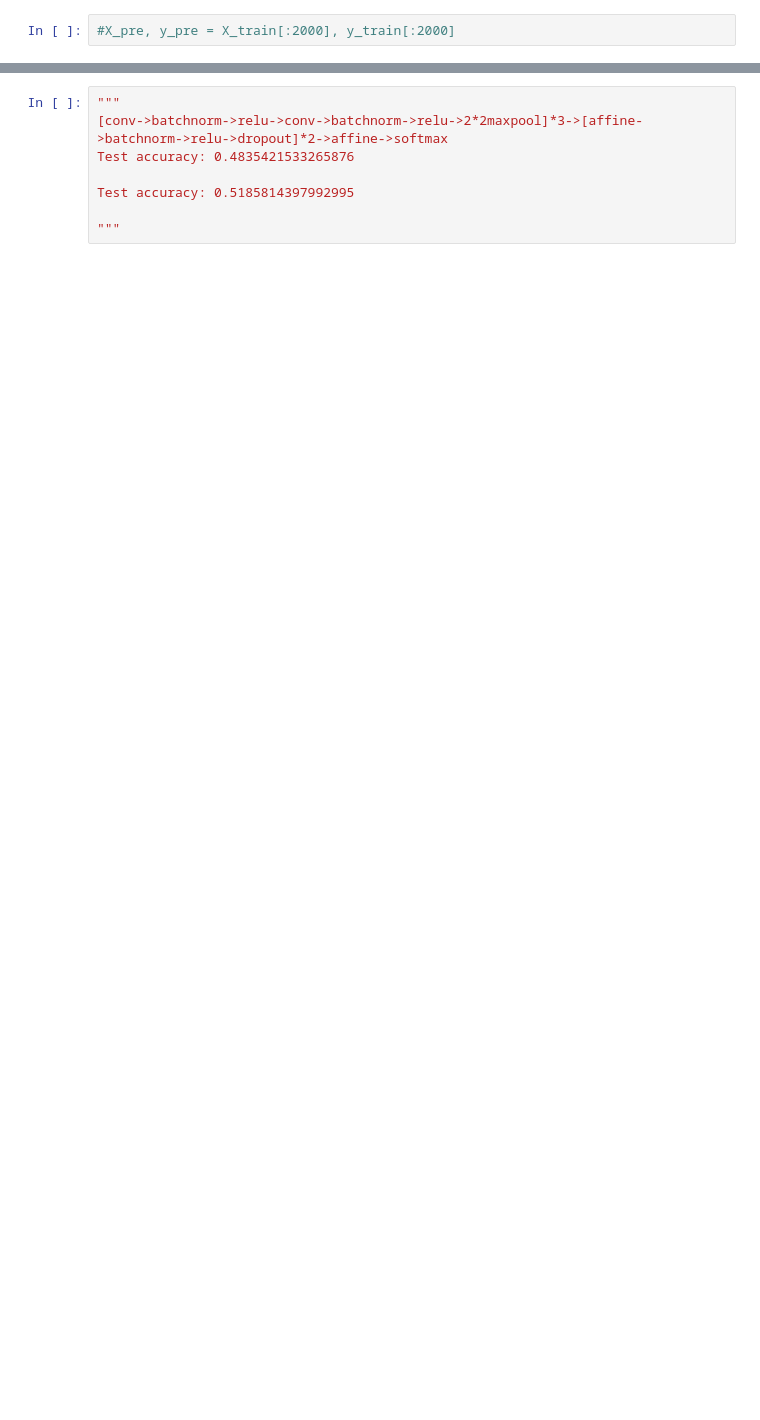
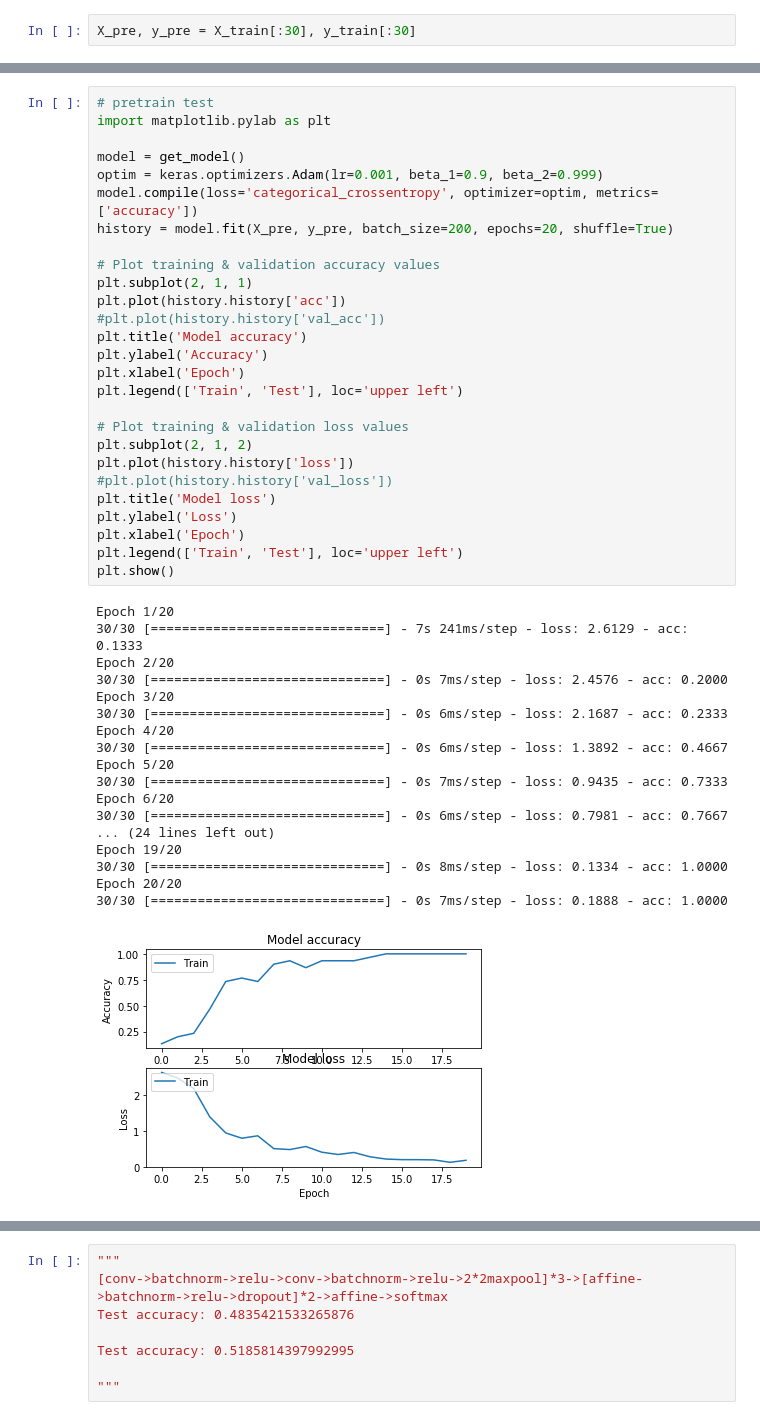
Before and after one commit to zxgx/MLRepo, a Jupyter notebook: hw3/hw3ByKeras.ipynb, the cells around one changed output, grey strips where cells are left out. Cells and saved outputs as stored; diff of their text form; blank space fills up the shorter version.

```diff
--- a/hw3/hw3ByKeras.ipynb
+++ b/hw3/hw3ByKeras.ipynb
@@ -21,5 +20,5 @@ Using TensorFlow backend.
 # %%
-#X_pre, y_pre = X_train[:2000], y_train[:2000]
+X_pre, y_pre = X_train[:30], y_train[:30]
 # %%
 from keras.models import Sequential
 from keras.layers import Dense, Activation, Flatten, BatchNormalization, Dropout
@@ -99,0 +66,46 @@ Epoch 21/25
+# %%
+# pretrain test
+import matplotlib.pylab as plt
+
+model = get_model()
+optim = keras.optimizers.Adam(lr=0.001, beta_1=0.9, beta_2=0.999)
+model.compile(loss='categorical_crossentropy', optimizer=optim, metrics=['accuracy'])
+history = model.fit(X_pre, y_pre, batch_size=200, epochs=20, shuffle=True)
+
+# Plot training & validation accuracy values
+plt.subplot(2, 1, 1)
+plt.plot(history.history['acc'])
+#plt.plot(history.history['val_acc'])
+plt.title('Model accuracy')
+plt.ylabel('Accuracy')
+plt.xlabel('Epoch')
+plt.legend(['Train', 'Test'], loc='upper left')
+
+# Plot training & validation loss values
+plt.subplot(2, 1, 2)
+plt.plot(history.history['loss'])
+#plt.plot(history.history['val_loss'])
+plt.title('Model loss')
+plt.ylabel('Loss')
+plt.xlabel('Epoch')
+plt.legend(['Train', 'Test'], loc='upper left')
+plt.show()
+# %% [output]
+Epoch 1/20
+30/30 [==============================] - 7s 241ms/step - loss: 2.6129 - acc: 0.1333
+Epoch 2/20
+30/30 [==============================] - 0s 7ms/step - loss: 2.4576 - acc: 0.2000
+Epoch 3/20
+30/30 [==============================] - 0s 6ms/step - loss: 2.1687 - acc: 0.2333
+Epoch 4/20
+30/30 [==============================] - 0s 6ms/step - loss: 1.3892 - acc: 0.4667
+Epoch 5/20
+30/30 [==============================] - 0s 7ms/step - loss: 0.9435 - acc: 0.7333
+Epoch 6/20
+30/30 [==============================] - 0s 6ms/step - loss: 0.7981 - acc: 0.7667
+... (24 lines left out)
+Epoch 19/20
+30/30 [==============================] - 0s 8ms/step - loss: 0.1334 - acc: 1.0000
+Epoch 20/20
+30/30 [==============================] - 0s 7ms/step - loss: 0.1888 - acc: 1.0000
+[figure, added]
```
Also changed, not shown: parts of 5 cells of this notebook.
